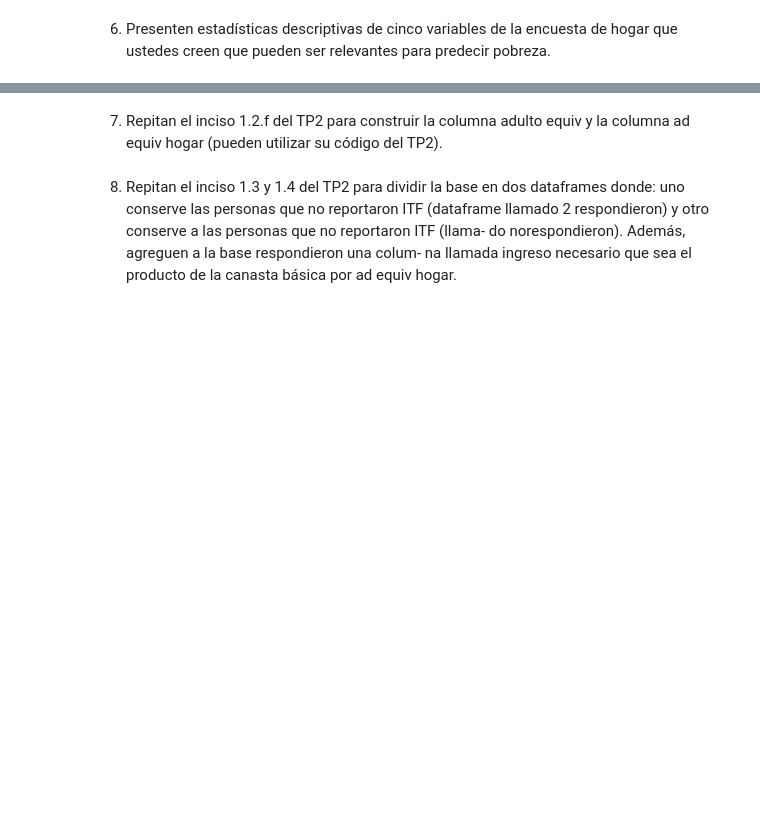
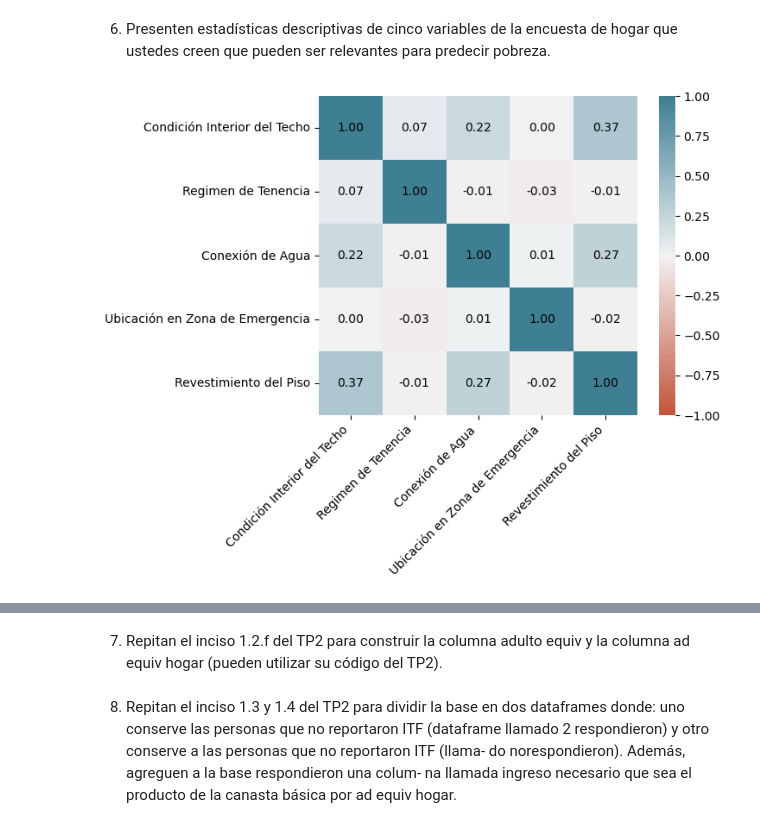
Before and after one commit to TheAtu/TP3, a Jupyter notebook: TP3-Final.ipynb, the cells around one changed output, grey strips where cells are left out. Drawn from its saved outputs; the diff is of its cells as text; code cells hidden in the pictures; blank space fills up the shorter version.

```diff
--- a/TP3-Final.ipynb
+++ b/TP3-Final.ipynb
@@ -41,15 +43,9 @@ de la encuesta de hogar y, al igual que en el TP2, conserven sólo las observaci
 que corresponden a los aglomerados de Ciudad Autónoma de Buenos Aires o
 del Gran Buenos Aires.
 # %%
-#Determinamos el directorio de la base de microdatos de la EPH
-eph_hog_dir = os.path.join(EPHs_dir, 'usu_hogar_T123.xlsx')
-
 #Leemos y copiamos dicha base
-dataframe = pd.read_excel(eph_hog_dir)
+dataframe = pd.read_excel('usu_hogar_T123.xlsx')
 df_eph_hog = dataframe.copy()
 
 #Nos quedamos solo con las Obs de CABA y GBA (Aglomerados: 32, 33)
 df_eph_hog_BsAs = df_eph_hog[df_eph_hog['AGLOMERADO'].isin([32, 33])]
-
-#Testeamos si lo importamos correctamente:
-df_eph_hog_BsAs.head(15)
@@ -74,11 +52,8 @@ df_eph_hog_BsAs.head(15)
 # %% [markdown]
 3. Unan la tabla de la encuesta individual con la de la encuesta de hogar.
 # %%
-#Determinamos el directorio de la base de microdatos de la EPH
-eph_indiv_dir = os.path.join(EPHs_dir, 'usu_individual_T123.xlsx')
-
 #Leemos y copiamos dicha base
-dataframe = pd.read_excel(eph_indiv_dir)
+dataframe = pd.read_excel('usu_individual_T123.xlsx')
 df_eph_indiv = dataframe.copy()
 df_eph_indiv = df_eph_indiv[df_eph_indiv['AGLOMERADO'].isin([32, 33])]
 
@@ -228,2 +144,59 @@ Length: 133, dtype: int64
 # %% [markdown]
 6. Presenten estadísticas descriptivas de cinco variables de la encuesta de hogar que ustedes creen que pueden ser relevantes para predecir pobreza.
+# %%
+#Mapa de correlaciones entre variables elegidas
+
+import seaborn as sns
+
+datos_temporal = df_eph_BsAs_clean.copy()
+
+# Luego, renombra la columna en la copia
+datos_temporal.rename
+
+
+# Para restaurar el nombre original, puedes eliminar la columna renombrada de 'datos_temporal'
+
+datos_temporal.rename(columns={'IV5': 'Condición Interior del Techo'}, inplace=True)
+datos_temporal.rename(columns={'II7': 'Regimen de Tenencia'}, inplace=True)
+datos_temporal.rename(columns={'IV6': 'Conexión de Agua'}, inplace=True)
+datos_temporal.rename(columns={'IV12_3': 'Ubicación en Zona de Emergencia'}, inplace=True)
+datos_temporal.rename(columns={'IV3': 'Revestimiento del Piso'}, inplace=True)
+
+# Creamos una lista de las variables que queremos incluir en la matriz de correlaciones
+
+variables_a_incluir= ['Condición Interior del Techo', 'Regimen de Tenencia', 'Conexión de Agua','Ubicación en Zona de Emergencia',  'Revestimiento del Piso']
+
+
+# Crear un DataFrame temporal con las variables seleccionadas
+datos_temporal = datos_temporal[variables_a_incluir]
+
+#Creamos la matriz de correlaciones
+corr = datos_temporal.corr()
+ax = sns.heatmap(
+    corr,
+    vmin=-1, vmax=1, center=0,
+    cmap=sns.diverging_palette(20, 220, n=200),
+    square=True
+)
+
+
+# Usamos un for anidado para recorrer las filas y columnas de la matriz de correlación y agregar etiquetas a las celdas del mapa de calor.
+for i in range(len(variables_a_incluir)):
+    for j in range(len(variables_a_incluir)):
+        text = f"{corr.iloc[i, j]:.2f}"
+        ax.text(j + 0.5, i + 0.5, text, ha='center', va='center', color='black')
+
+# Establecer las etiquetas de las variables en el eje x
+ax.set_xticklabels(
+    variables_a_incluir,
+    rotation=45,
+    horizontalalignment='right'
+)
+
+#Guardamos el gráfico
+plt.savefig("mapa_de_correlaciones.png", dpi=300, bbox_inches='tight')
+
+#Eliminamos los datos temporales
+del datos_temporal
+# %% [output]
+[figure, added]
```
Also changed, not shown: parts of 44 cells of this notebook.
